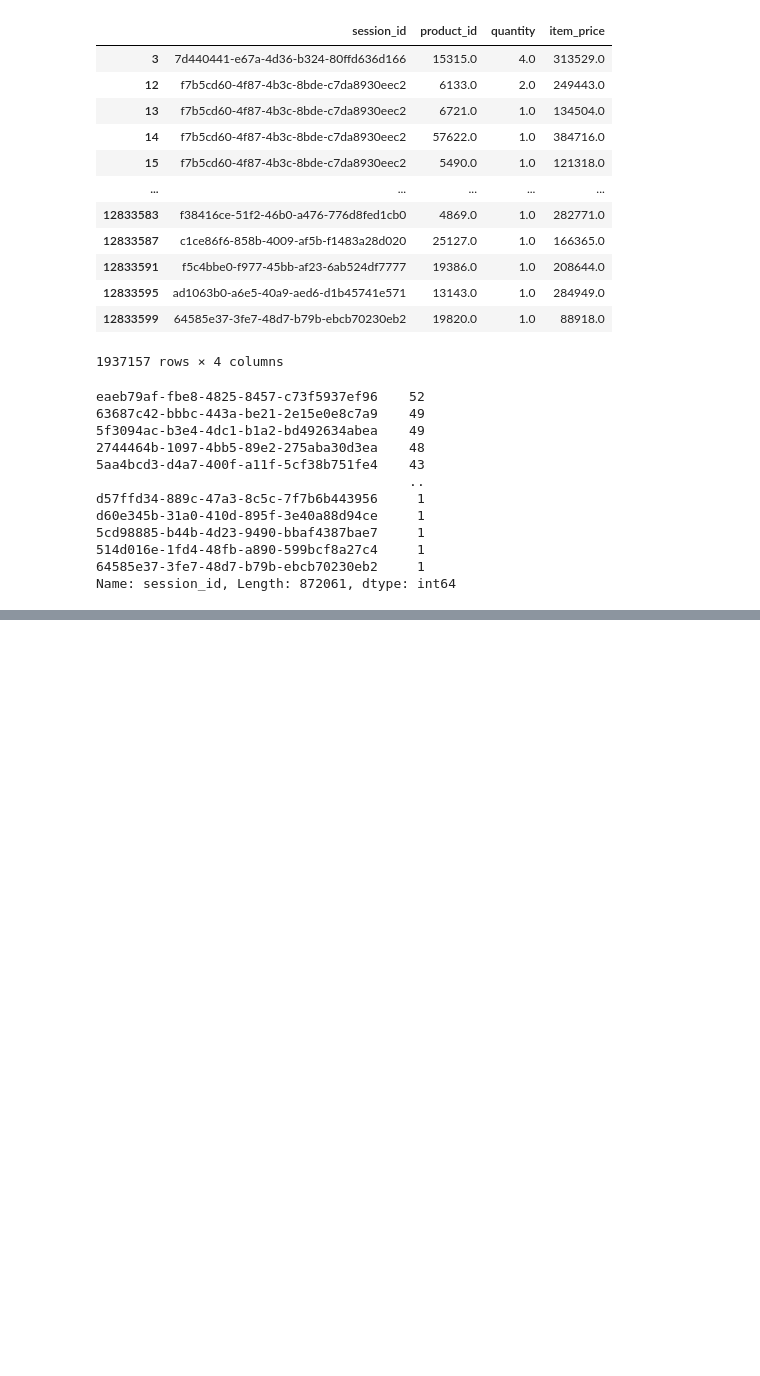
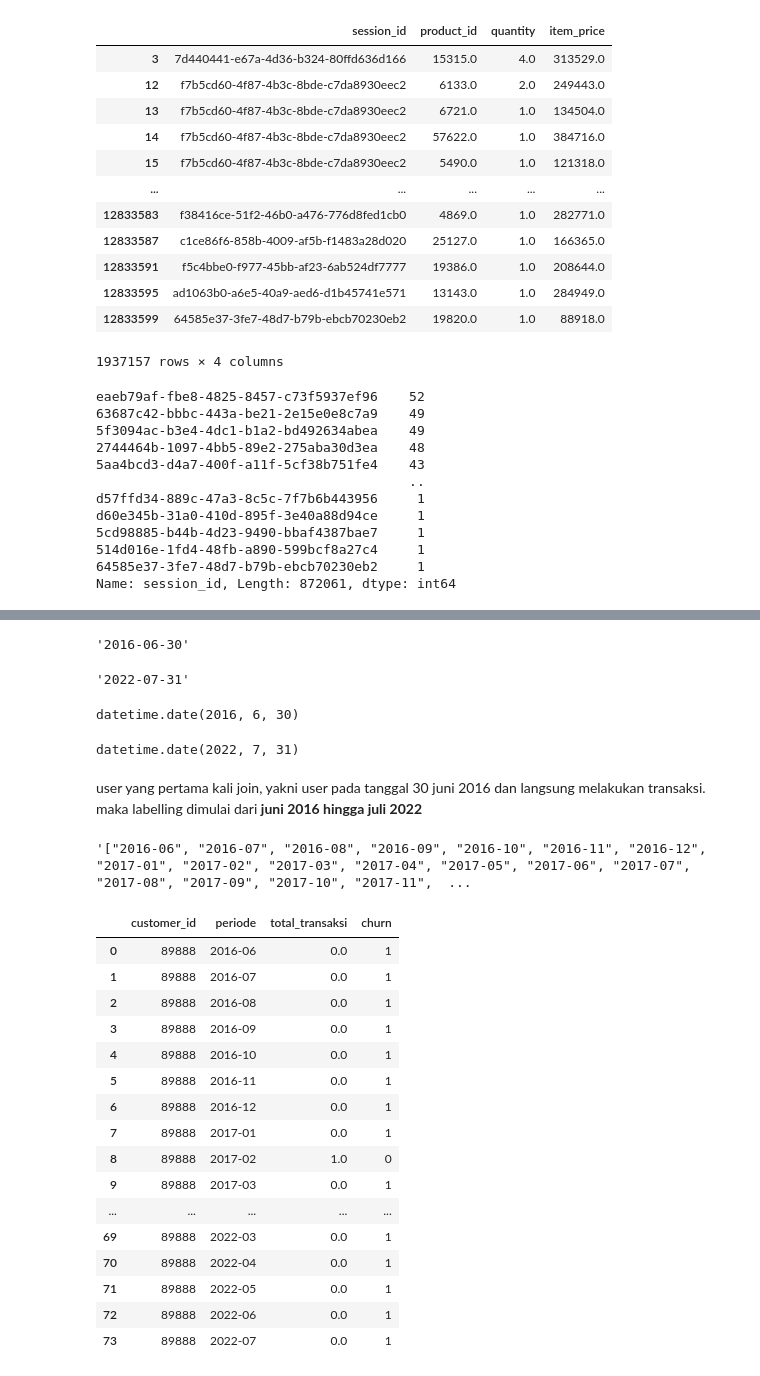
Before and after one commit to latifaahu/kaggle-fp, a Jupyter notebook: coba-week2.ipynb, the cells around one changed output, grey strips where cells are left out. Drawn from its saved outputs; the diff is of its cells as text; code cells hidden in the pictures; blank space fills up the shorter version.

```diff
--- a/coba-week2.ipynb
+++ b/coba-week2.ipynb
@@ -443,0 +489,53 @@ Name: session_id, Length: 872061, dtype: int64
+# %%
+cust['first_join_date'].min()
+# %% [output]
+'2016-06-30'
+# %%
+cust['first_join_date'].max()
+# %% [output]
+'2022-07-31'
+# %%
+purchase_date['first_purchase_date'].min()
+# %% [output]
+datetime.date(2016, 6, 30)
+# %%
+purchase_date['last_purchase_date'].max()
+# %% [output]
+datetime.date(2022, 7, 31)
+# %% [markdown]
+user yang pertama kali join, yakni user pada tanggal 30 juni 2016 dan langsung melakukan transaksi. maka labelling dimulai dari **juni 2016 hingga juli 2022**
+# %%
+d = ['2016-06','2016-07','2016-08','2016-09','2016-10','2016-11',
+     '2016-12','2017-01','2017-02','2017-03','2017-04','2017-05',
+     '2017-06','2017-07','2017-08','2017-09','2017-10','2017-11',
+     '2017-12','2018-01','2018-02','2018-03','2018-04','2018-05',
+     '2018-06','2018-07','2018-08','2018-09','2018-10','2018-11',
+     '2018-12','2019-01','2019-02','2019-03','2019-04','2019-05',
+     '2019-06','2019-07','2019-08','2019-09','2019-10','2019-11',
+     '2019-12','2020-01','2020-02','2020-03','2020-04','2020-05',
+     '2020-06','2020-07','2020-08','2020-09','2020-10','2020-11',
+     '2020-12','2021-01','2021-02','2021-03','2021-04','2021-05',
+     '2021-06','2021-07','2021-08','2021-09','2021-10','2021-11',
+     '2021-12','2022-01','2022-02','2022-03','2022-04','2022-05',
+     '2022-06','2022-07']
+
+# d = ['2020-10','2020-11','2020-12']
+d = json.dumps(d)
+periode_bulan = d
+
+periode_bulan
+# %% [output]
+'["2016-06", "2016-07", "2016-08", "2016-09", "2016-10", "2016-11", "2016-12", "2017-01", "2017-02", "2017-03", "2017-04", "2017-05", "2017-06", "2017-07", "2017-08", "2017-09", "2017-10", "2017-11",  ...
+# %%
+label_cust = cust[['customer_id']]
+label_cust = label_cust[label_cust['customer_id'] == 89888]
+
+for x in label_cust:
+    label_cust['periode'] = periode_bulan
+
+label_cust['periode'] = label_cust['periode'].apply(ast.literal_eval)
+label_cust = label_cust.explode('periode')
+label_cust['periode'] = pd.to_datetime(label_cust['periode']).dt.to_period('M')
+# %%
+trans_periode = trans
+trans_periode['periode'] = pd.to_datetime(trans_periode['created_at']).dt.to_period('M')
@@ -443,0 +555,20 @@ Name: session_id, Length: 872061, dtype: int64
+# %%
+label_cust_churn
+# %% [output]
+|  | customer_id | periode | total_transaksi | churn |
+| 0 | 89888 | 2016-06 | 0.0 | 1 |
+| 1 | 89888 | 2016-07 | 0.0 | 1 |
+| 2 | 89888 | 2016-08 | 0.0 | 1 |
+| 3 | 89888 | 2016-09 | 0.0 | 1 |
+| 4 | 89888 | 2016-10 | 0.0 | 1 |
+| 5 | 89888 | 2016-11 | 0.0 | 1 |
+| 6 | 89888 | 2016-12 | 0.0 | 1 |
+| 7 | 89888 | 2017-01 | 0.0 | 1 |
+| 8 | 89888 | 2017-02 | 1.0 | 0 |
+| 9 | 89888 | 2017-03 | 0.0 | 1 |
+| ... | ... | ... | ... | ... |
+| 69 | 89888 | 2022-03 | 0.0 | 1 |
+| 70 | 89888 | 2022-04 | 0.0 | 1 |
+| 71 | 89888 | 2022-05 | 0.0 | 1 |
+| 72 | 89888 | 2022-06 | 0.0 | 1 |
+| 73 | 89888 | 2022-07 | 0.0 | 1 |
```
Also changed, not shown: parts of 18 cells of this notebook.
